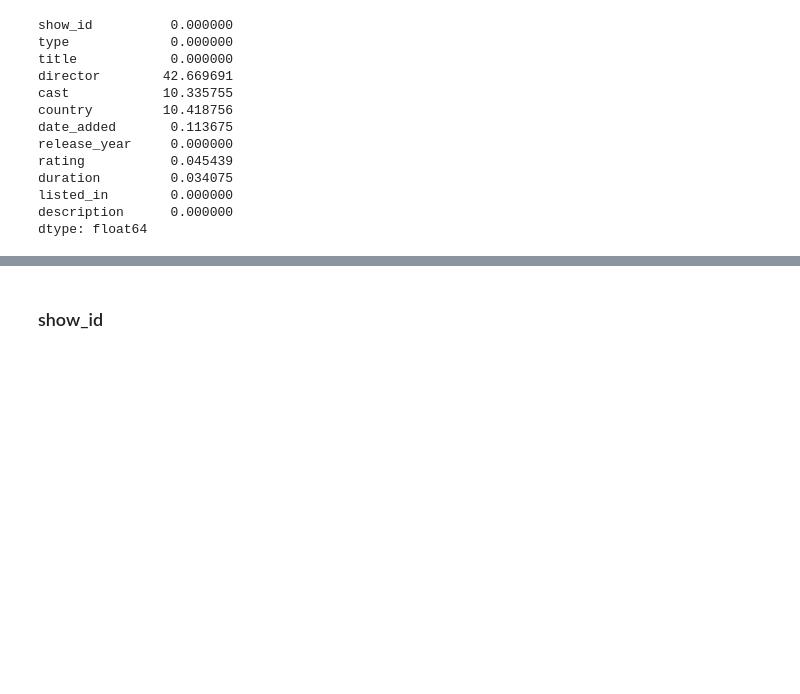
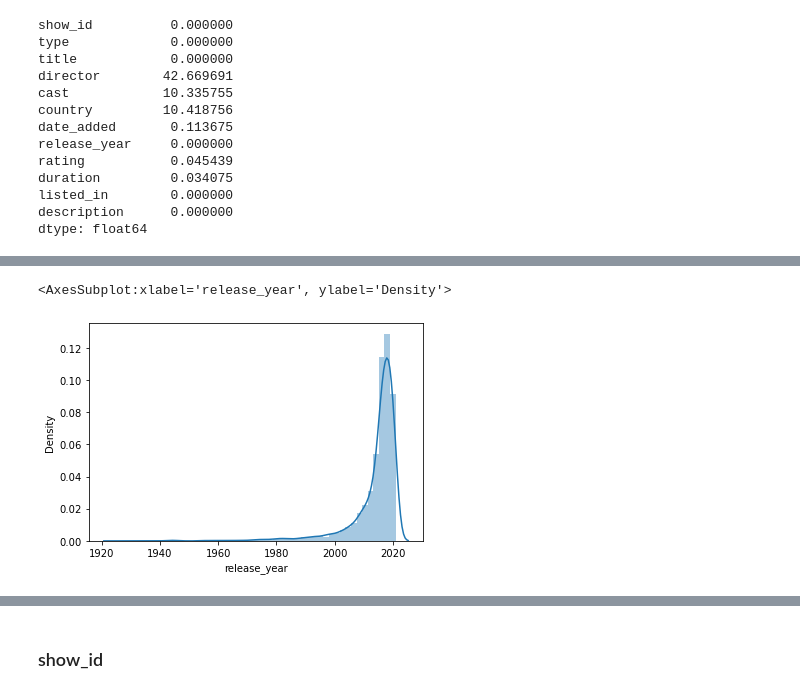
Before and after one commit to darshan-ds/netflix_data_exploration, a Jupyter notebook: Netflix Project.ipynb, the cells around one changed output, grey strips where cells are left out. Drawn from its saved outputs; the diff is of its cells as text; code cells hidden in the pictures; blank space fills up the shorter version.

```diff
--- a/Netflix Project.ipynb
+++ b/Netflix Project.ipynb
@@ -147,0 +546,5 @@ array(['Movie', 'TV Show'], dtype=object)
+# %%
+sns.distplot(df['release_year'])
+# %% [output]
+<AxesSubplot:xlabel='release_year', ylabel='Density'>
+[figure, added]
```
Also changed, not shown: parts of 89 cells of this notebook, 2 other files.
